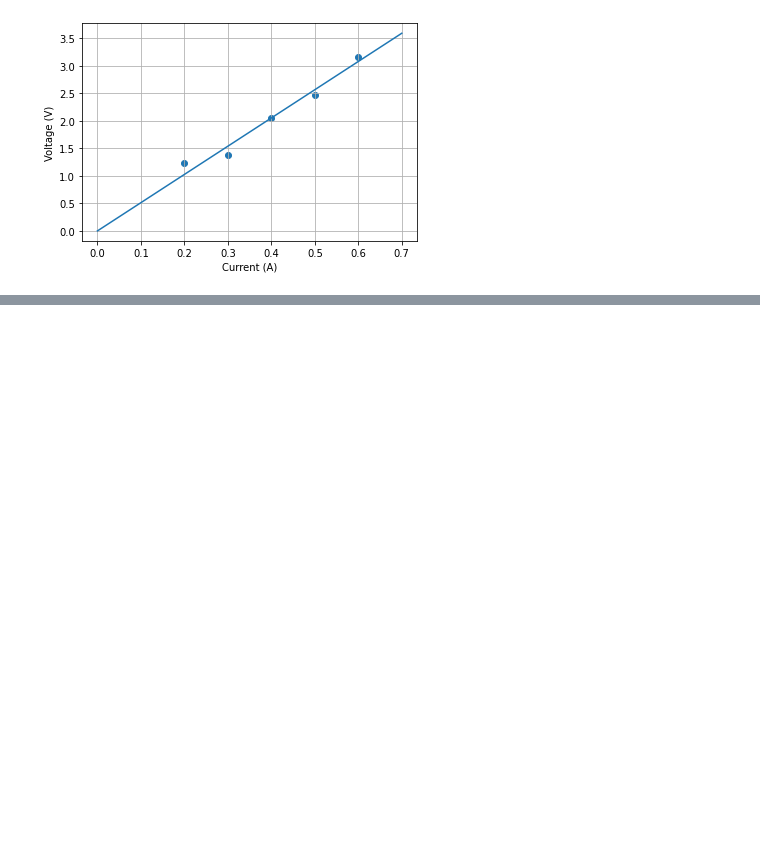
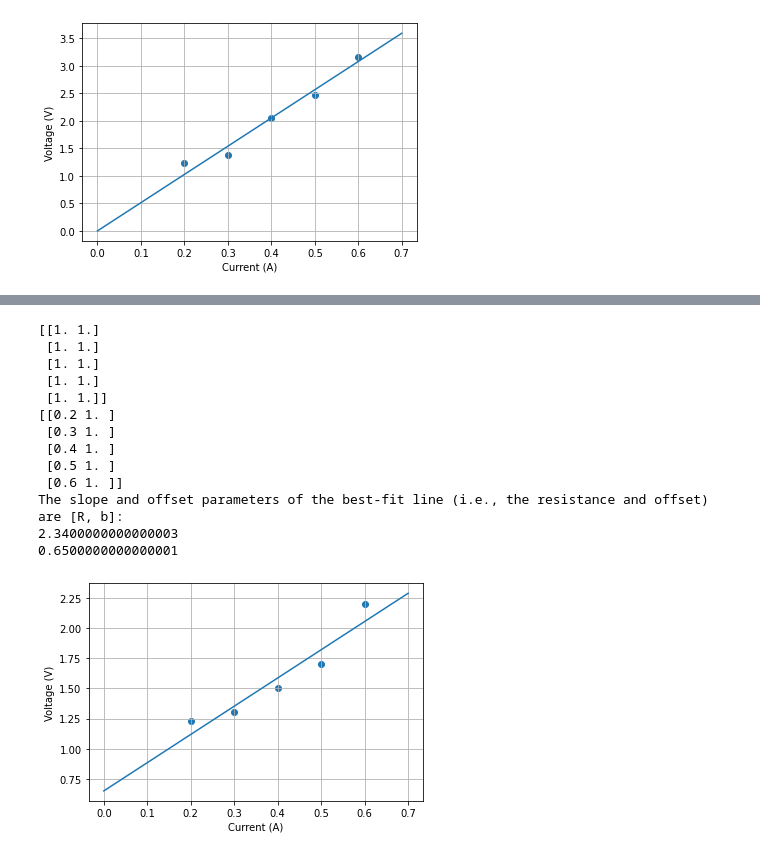
Before and after one commit to vkjadon/State-Estimation, a Jupyter notebook: 1-leastSquare.ipynb, the cells around one changed output, grey strips where cells are left out. Saved outputs shown, nothing was run; the diff lists cells and outputs as text; code cells hidden in the pictures; blank space fills up the shorter version.

```diff
--- a/1-leastSquare.ipynb
+++ b/1-leastSquare.ipynb
@@ -95,0 +154,36 @@ plt.show()
+# %%
+H = np.ones((5, 2))
+print(H)
+#Assign the values of the current in the first [index-0] column of the Jacobian matrix using the : operator
+H[:, 0] = I.T
+print(H)
+x_ls = inv(H.T.dot(H)).dot(H.T).dot(V)
+print('The slope and offset parameters of the best-fit line (i.e., the resistance and offset) are [R, b]:')
+print(x_ls[0,0])
+print(x_ls[1,0])
+
+# Plot line.
+I_line = np.arange(0, 0.8, 0.1).reshape(8, 1)
+V_line = x_ls[0,0]*I_line + x_ls[1,0]
+
+plt.scatter(I, V)
+plt.plot(I_line, V_line)
+plt.xlabel('Current (A)')
+plt.ylabel('Voltage (V)')
+plt.grid(True)
+plt.show()
+# %% [output]
+[[1. 1.]
+ [1. 1.]
+ [1. 1.]
+ [1. 1.]
+ [1. 1.]]
+[[0.2 1. ]
+ [0.3 1. ]
+ [0.4 1. ]
+ [0.5 1. ]
+ [0.6 1. ]]
+The slope and offset parameters of the best-fit line (i.e., the resistance and offset) are [R, b]:
+2.3400000000000003
+0.6500000000000001
+[figure, added]
```
Also changed, not shown: parts of 9 cells of this notebook.
